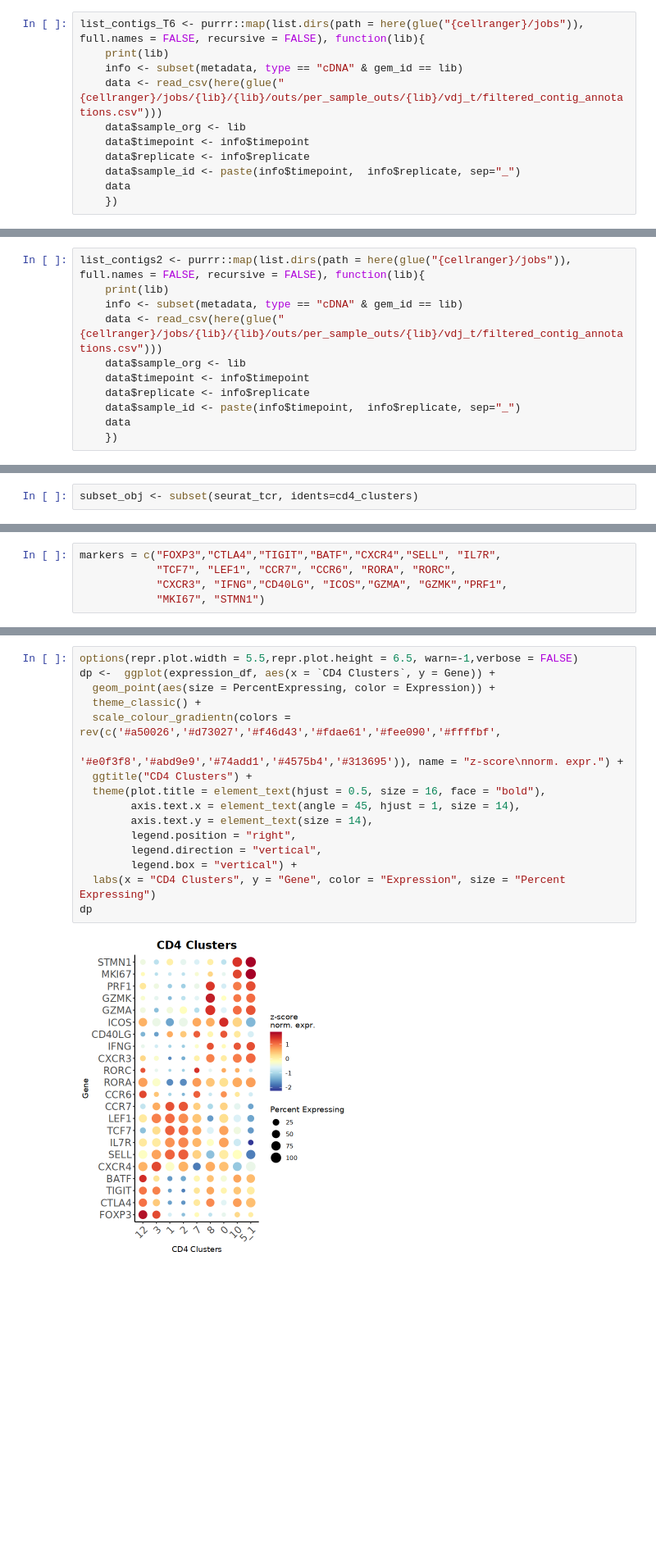
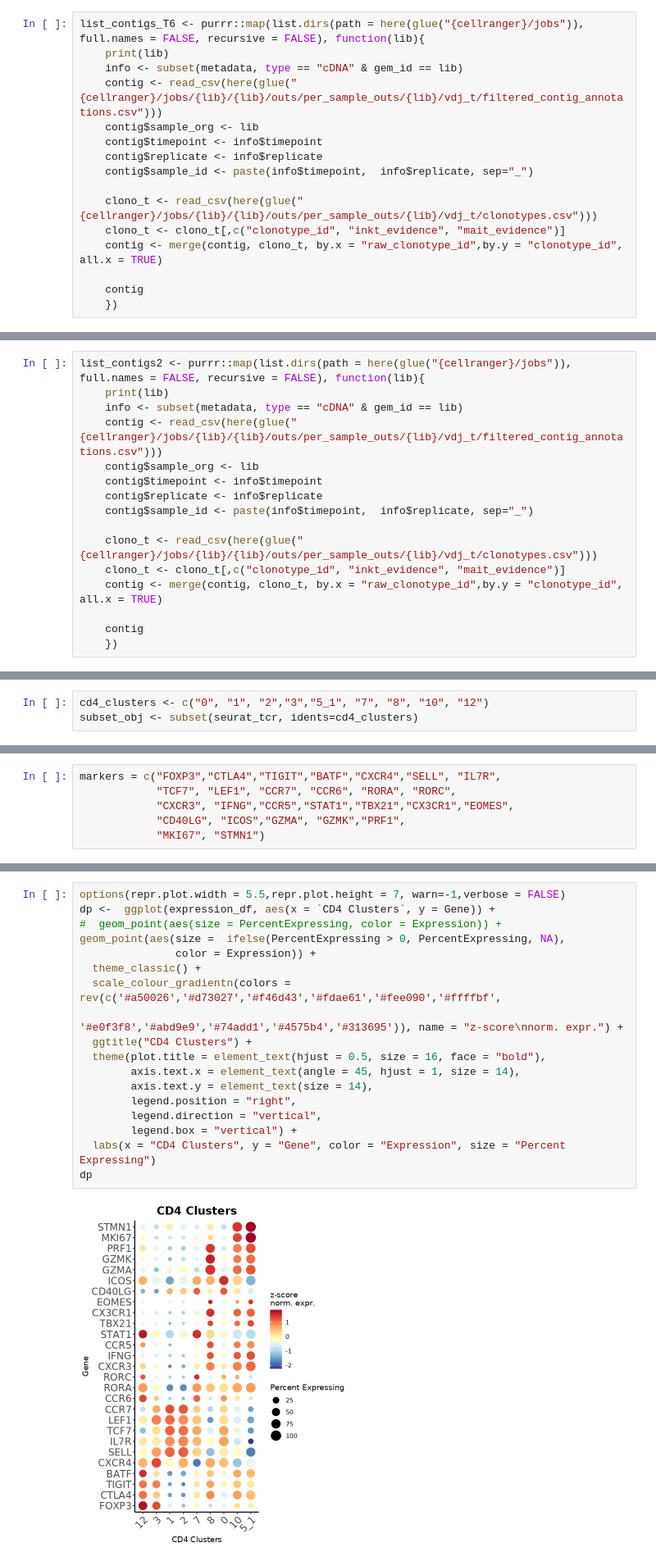
Before and after one commit to Single-Cell-Genomics-Group-CNAG-CRG/SpatioTemporal-Tcell-Tracking, a Jupyter notebook: scripts/5.0-scRepertoire_PBMC.ipynb, the cells around one changed output, grey strips where cells are left out. Shown at 82% size. Drawn from its saved outputs; the diff is of its cells as text; blank space fills up the shorter version.

```diff
--- a/scripts/5.0-scRepertoire_PBMC.ipynb
+++ b/scripts/5.0-scRepertoire_PBMC.ipynb
@@ -193,12 +263,17 @@ metadata <- read.csv(here(glue("{cellranger}/metadata.csv")))
 list_contigs_T6 <- purrr::map(list.dirs(path = here(glue("{cellranger}/jobs")), full.names = FALSE, recursive = FALSE), function(lib){
     print(lib)
     info <- subset(metadata, type == "cDNA" & gem_id == lib)
-    data <- read_csv(here(glue("{cellranger}/jobs/{lib}/{lib}/outs/per_sample_outs/{lib}/vdj_t/filtered_contig_annotations.csv")))
-    data$sample_org <- lib
-    data$timepoint <- info$timepoint
-    data$replicate <- info$replicate
-    data$sample_id <- paste(info$timepoint,  info$replicate, sep="_")
-    data
+    contig <- read_csv(here(glue("{cellranger}/jobs/{lib}/{lib}/outs/per_sample_outs/{lib}/vdj_t/filtered_contig_annotations.csv")))
+    contig$sample_org <- lib
+    contig$timepoint <- info$timepoint
+    contig$replicate <- info$replicate
+    contig$sample_id <- paste(info$timepoint,  info$replicate, sep="_")
+
+    clono_t <- read_csv(here(glue("{cellranger}/jobs/{lib}/{lib}/outs/per_sample_outs/{lib}/vdj_t/clonotypes.csv")))
+    clono_t <- clono_t[,c("clonotype_id", "inkt_evidence", "mait_evidence")]
+    contig <- merge(contig, clono_t, by.x = "raw_clonotype_id",by.y = "clonotype_id", all.x = TRUE)
+
+    contig
     })
 # %% [output]
 [1] "OS0075_1"
@@ -240,12 +331,17 @@ metadata <- read.csv(here(glue("{cellranger}/metadata.csv")))
 list_contigs2 <- purrr::map(list.dirs(path = here(glue("{cellranger}/jobs")), full.names = FALSE, recursive = FALSE), function(lib){
     print(lib)
     info <- subset(metadata, type == "cDNA" & gem_id == lib)
-    data <- read_csv(here(glue("{cellranger}/jobs/{lib}/{lib}/outs/per_sample_outs/{lib}/vdj_t/filtered_contig_annotations.csv")))
-    data$sample_org <- lib
-    data$timepoint <- info$timepoint
-    data$replicate <- info$replicate
-    data$sample_id <- paste(info$timepoint,  info$replicate, sep="_")
-    data
+    contig <- read_csv(here(glue("{cellranger}/jobs/{lib}/{lib}/outs/per_sample_outs/{lib}/vdj_t/filtered_contig_annotations.csv")))
+    contig$sample_org <- lib
+    contig$timepoint <- info$timepoint
+    contig$replicate <- info$replicate
+    contig$sample_id <- paste(info$timepoint,  info$replicate, sep="_")
+
+    clono_t <- read_csv(here(glue("{cellranger}/jobs/{lib}/{lib}/outs/per_sample_outs/{lib}/vdj_t/clonotypes.csv")))
+    clono_t <- clono_t[,c("clonotype_id", "inkt_evidence", "mait_evidence")]
+    contig <- merge(contig, clono_t, by.x = "raw_clonotype_id",by.y = "clonotype_id", all.x = TRUE)
+
+    contig
     })
 # %% [output]
 [1] "OS0043_1"
@@ -630,4 +793,5 @@ draw(heatmap, merge_legend = TRUE, column_dend_side = "bottom",heatmap_legend_si
 # %%
+cd4_clusters <- c("0", "1", "2","3","5_1", "7", "8", "10", "12")
 subset_obj <- subset(seurat_tcr, idents=cd4_clusters)
 # %%
 print(table(rowSums(as.matrix(subset_obj[['RNA']]@counts)) == 0))
@@ -650,7 +814,8 @@ FALSE  TRUE
 # %%
 markers = c("FOXP3","CTLA4","TIGIT","BATF","CXCR4","SELL", "IL7R",
             "TCF7", "LEF1", "CCR7", "CCR6", "RORA", "RORC",
-            "CXCR3", "IFNG","CD40LG", "ICOS","GZMA", "GZMK","PRF1",
+            "CXCR3", "IFNG","CCR5","STAT1","TBX21","CX3CR1","EOMES",
+            "CD40LG", "ICOS","GZMA", "GZMK","PRF1",
             "MKI67", "STMN1")
 # %%
 # custom order
@@ -729,21 +894,23 @@ expression_df[["CD4 Clusters"]] <- factor(expression_df[["CD4 Clusters"]],
 expression_df[["Gene"]] <- factor(expression_df[["Gene"]],
                                               levels=markers)
 # %%
-options(repr.plot.width = 5.5,repr.plot.height = 6.5, warn=-1,verbose = FALSE)
+options(repr.plot.width = 5.5,repr.plot.height = 7, warn=-1,verbose = FALSE)
 dp <-  ggplot(expression_df, aes(x = `CD4 Clusters`, y = Gene)) +
-  geom_point(aes(size = PercentExpressing, color = Expression)) +
+#  geom_point(aes(size = PercentExpressing, color = Expression)) +
+geom_point(aes(size =  ifelse(PercentExpressing > 0, PercentExpressing, NA),
+               color = Expression)) +
   theme_classic() +
   scale_colour_gradientn(colors = rev(c('#a50026','#d73027','#f46d43','#fdae61','#fee090','#ffffbf',
                                         '#e0f3f8','#abd9e9','#74add1','#4575b4','#313695')), name = "z-score\nnorm. expr.") +
   ggtitle("CD4 Clusters") +
   theme(plot.title = element_text(hjust = 0.5, size = 16, face = "bold"),
         axis.text.x = element_text(angle = 45, hjust = 1, size = 14),
         axis.text.y = element_text(size = 14),
         legend.position = "right",
         legend.direction = "vertical",
         legend.box = "vertical") +
   labs(x = "CD4 Clusters", y = "Gene", color = "Expression", size = "Percent Expressing")
 dp
 # %% [output]
-[figure, old version]
+[figure, new version]
 # %%
```
Also changed, not shown: parts of 12 cells of this notebook, 6 other files.
